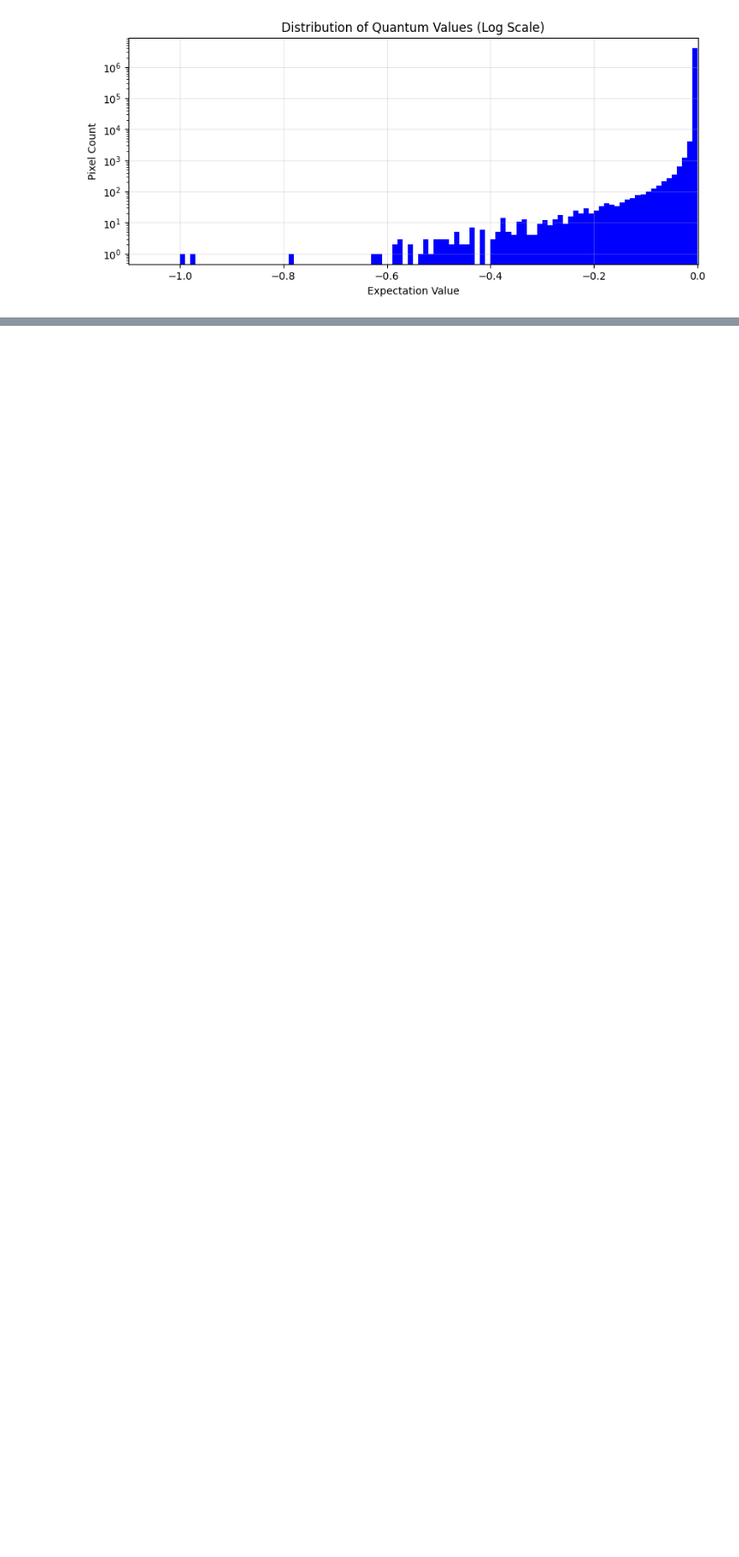
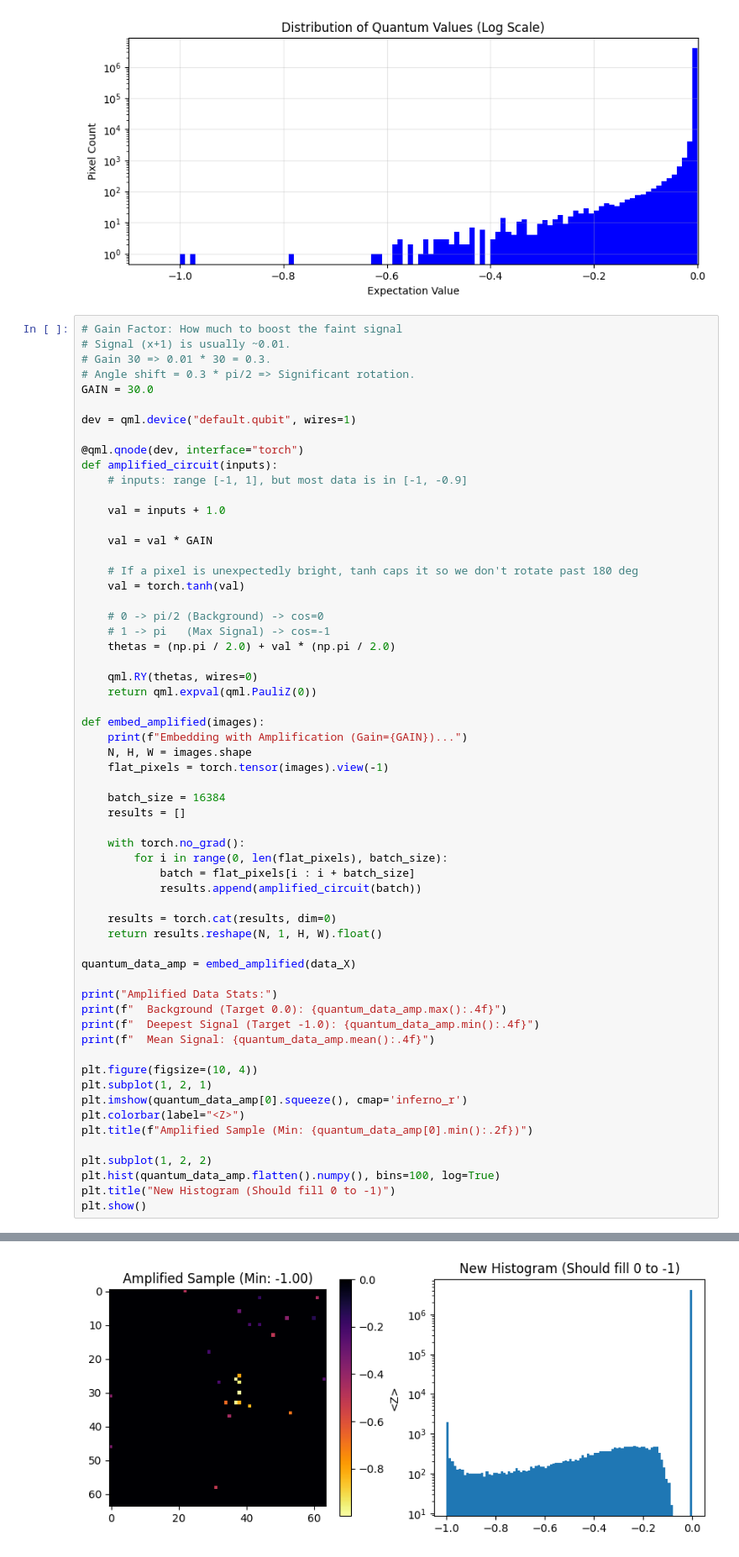
Before and after one commit to mashathepotato/GSoC-Quantum-Diffusion-Model, a Jupyter notebook: notebooks/quantum/first_principles_hybrid.ipynb, the cells around one changed output, grey strips where cells are left out. Shown at 84% size. Cells and saved outputs as stored; diff of their text form; blank space fills up the shorter version.

Commit message:
Amplified jets with gain

```diff
--- a/notebooks/quantum/first_principles_hybrid.ipynb
+++ b/notebooks/quantum/first_principles_hybrid.ipynb
@@ -133,3 +114,64 @@ plot_faint_quantum_data(quantum_data_sensitive)
 Deepest Signal Value found: -1.000000
 [figure]
 [figure]
+# %%
+# Gain Factor: How much to boost the faint signal
+# Signal (x+1) is usually ~0.01.
+# Gain 30 => 0.01 * 30 = 0.3.
+# Angle shift = 0.3 * pi/2 => Significant rotation.
+GAIN = 30.0
+
+dev = qml.device("default.qubit", wires=1)
+
+@qml.qnode(dev, interface="torch")
+def amplified_circuit(inputs):
+    # inputs: range [-1, 1], but most data is in [-1, -0.9]
+
+    val = inputs + 1.0
+
+    val = val * GAIN
+
+    # If a pixel is unexpectedly bright, tanh caps it so we don't rotate past 180 deg
+    val = torch.tanh(val)
+
+    # 0 -> pi/2 (Background) -> cos=0
+    # 1 -> pi   (Max Signal) -> cos=-1
+    thetas = (np.pi / 2.0) + val * (np.pi / 2.0)
+
+    qml.RY(thetas, wires=0)
+    return qml.expval(qml.PauliZ(0))
+
+def embed_amplified(images):
+    print(f"Embedding with Amplification (Gain={GAIN})...")
+    N, H, W = images.shape
+    flat_pixels = torch.tensor(images).view(-1)
+
+    batch_size = 16384
+    results = []
+
+    with torch.no_grad():
+        for i in range(0, len(flat_pixels), batch_size):
+            batch = flat_pixels[i : i + batch_size]
+            results.append(amplified_circuit(batch))
+
+    results = torch.cat(results, dim=0)
+    return results.reshape(N, 1, H, W).float()
+
+quantum_data_amp = embed_amplified(data_X)
+
+print("Amplified Data Stats:")
+print(f"  Background (Target 0.0): {quantum_data_amp.max():.4f}")
+print(f"  Deepest Signal (Target -1.0): {quantum_data_amp.min():.4f}")
+print(f"  Mean Signal: {quantum_data_amp.mean():.4f}")
+
+plt.figure(figsize=(10, 4))
+plt.subplot(1, 2, 1)
+plt.imshow(quantum_data_amp[0].squeeze(), cmap='inferno_r')
+plt.colorbar(label="<Z>")
+plt.title(f"Amplified Sample (Min: {quantum_data_amp[0].min():.2f})")
+
+plt.subplot(1, 2, 2)
+plt.hist(quantum_data_amp.flatten().numpy(), bins=100, log=True)
+plt.title("New Histogram (Should fill 0 to -1)")
+plt.show()
+# %% [output]
@@ -136,3 +183,4 @@ Deepest Signal Value found: -1.000000
+[figure, added]
 # %%
 class PixelDecoder(nn.Module):
     def __init__(self):
```
Also changed, not shown: parts of 4 cells of this notebook.
